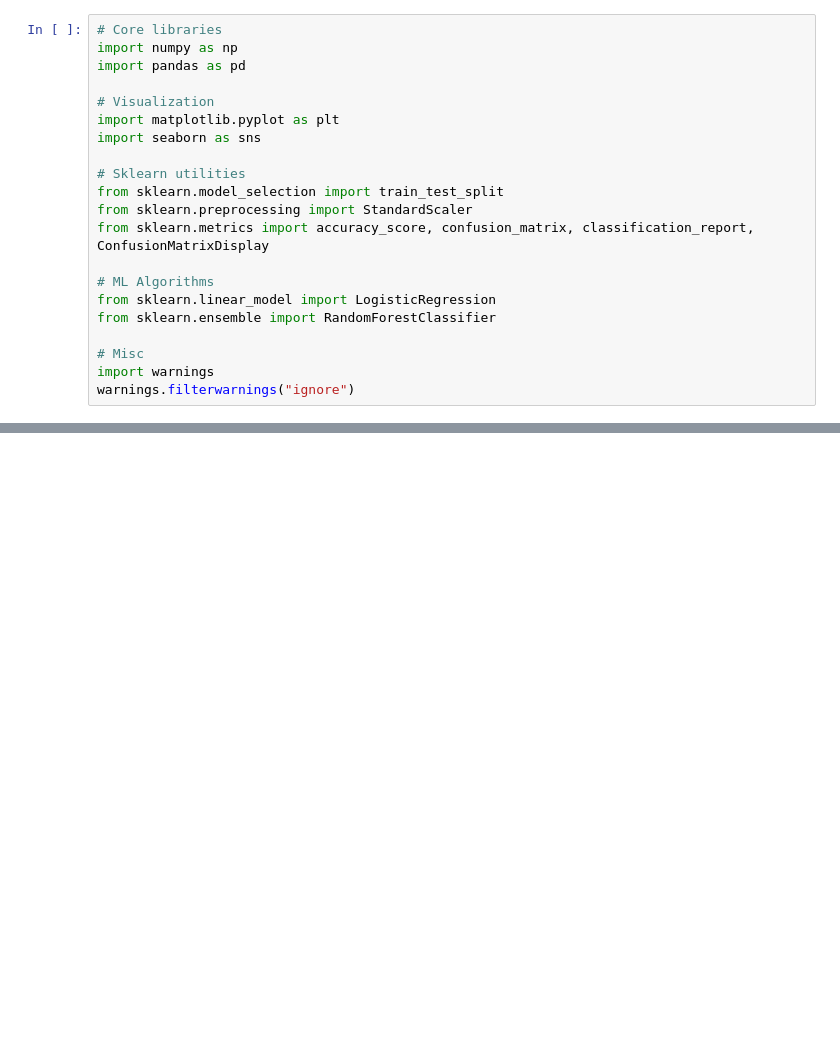
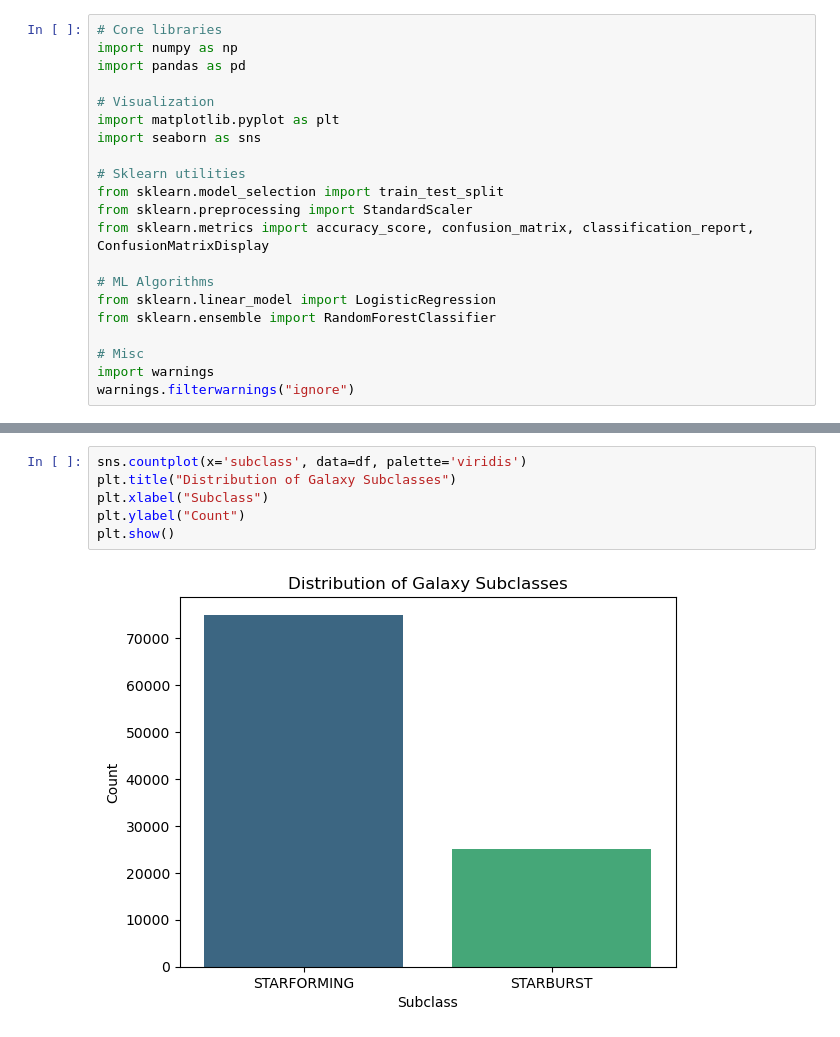
Before and after one commit to gsacekbruncc/sdss-galaxy-classification, a Jupyter notebook: notebook/sdss_galaxy_classification.ipynb, the cells around one changed output, grey strips where cells are left out. Cells and saved outputs as stored; diff of their text form; blank space fills up the shorter version.

```diff
--- a/notebook/sdss_galaxy_classification.ipynb
+++ b/notebook/sdss_galaxy_classification.ipynb
@@ -46,0 +124,8 @@ df.head()
+# %%
+sns.countplot(x='subclass', data=df, palette='viridis')
+plt.title("Distribution of Galaxy Subclasses")
+plt.xlabel("Subclass")
+plt.ylabel("Count")
+plt.show()
+# %% [output]
+[figure, added]
```
Also changed, not shown: parts of 22 cells of this notebook.
